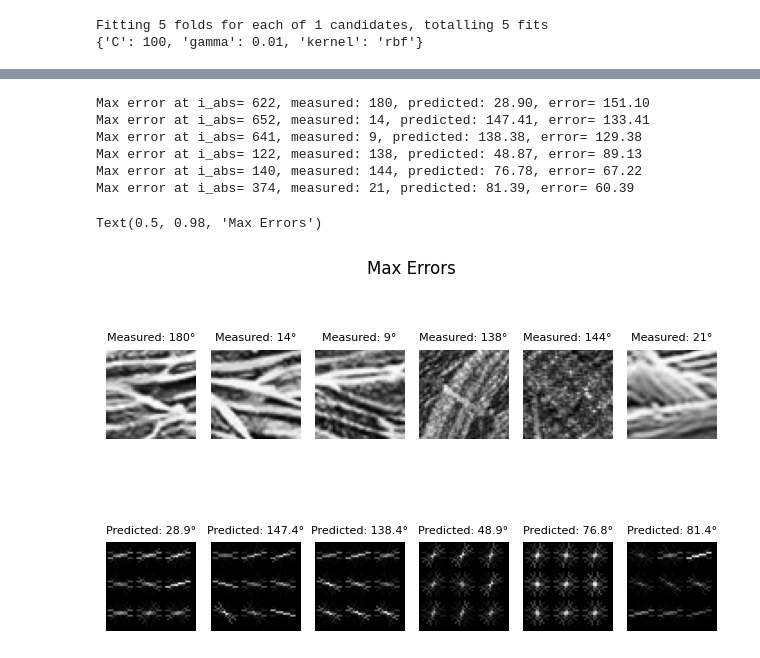
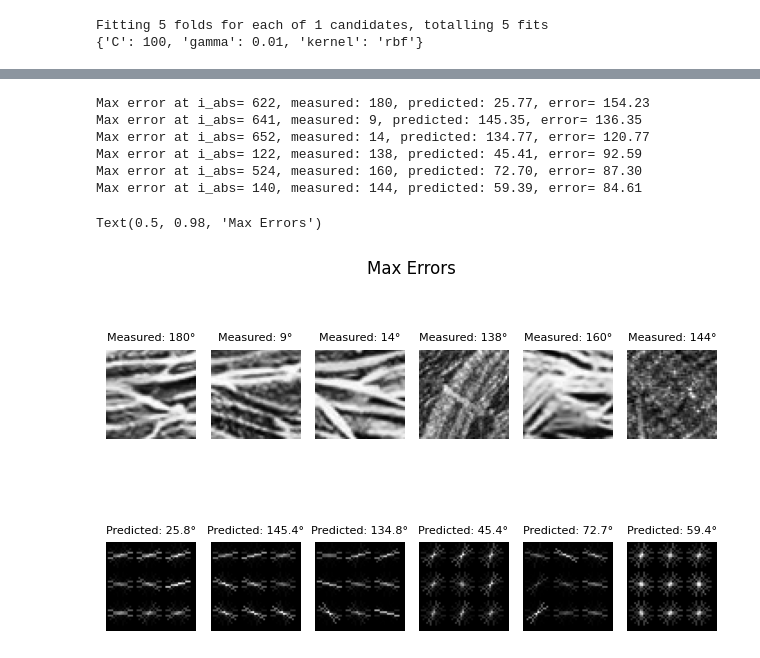
Before and after one commit to hkc5/fiber-prediction, a Jupyter notebook: main.ipynb, the cells around one changed output, grey strips where cells are left out. Drawn from its saved outputs; the diff is of its cells as text; code cells hidden in the pictures.

```diff
--- a/main.ipynb
+++ b/main.ipynb
@@ -20,39 +49,17 @@ from sklearn.metrics import mean_absolute_error, r2_score
 # %%
-from IPython.display import clear_output
-
-def get_feature_vector(image_directory, grid_q= 4, orientation= 8, edge= False):
-    img= cv2.imread(image_directory, cv2.IMREAD_GRAYSCALE)
-    if edge== True:
-        img= cv2.Canny(img, 100, 200)
-
-    if type(grid_q)== np.ndarray: # ndarray path
-        hog_features= []
-        for gq in grid_q:
-            hf= get_feature_vector(img_dir, grid_q= gq, orientation= 10, edge= False)
-            hog_features= np.append(hog_features, hf)
-    else: # integer path
-        ppc= (int(img.shape[0]/grid_q), int(img.shape[1]/grid_q))
-        hog_features= hog(img, orientations= 12, pixels_per_cell= (int(img.shape[0]/grid_q), int(img.shape[1]/grid_q)),
-                        cells_per_block=(1, 1), feature_vector= True)
-
-    return hog_features
-
-# GRIDQ= 4
-GRIDQ= np.arange(1, 6)
 feature_matrix= []
 img_directories= []
+
+file_list= os.listdir("./pictures")
 for i in range(1, 1500):
+    img_name= str(i) + ".png"
     img_dir= "./pictures/" + str(i) + ".png"
-    try:
-        feature_vec= get_feature_vector(img_dir, grid_q= GRIDQ, orientation= 10, edge= False)
-
+    if img_name in file_list:
+        img= get_img(img_dir)
+        feature_vec= get_feature_vector(img, grid_q= GRIDQ, no_orientation= ORIENTATION)
         feature_matrix.append(feature_vec)
         img_directories.append(img_dir)
-    except:
-        pass
 
-
-clear_output()
 feature_matrix= np.array(feature_matrix)
 img_directories= np.array(img_directories)
 
@@ -66,12 +73,11 @@ with open("./pictures/labels.csv") as f:
 
     labels= np.array(l.split(), dtype= int)
 
-print(f"Total picture count: {img_directories.size}")
-print(f"Total label count: {labels.size}")
+print(f"Total picture/label count: {img_directories.size}/{labels.size}")
 print(f"Total feature count: {feature_matrix.shape[1]}")
 
 zero_ratio= 1 - np.count_nonzero(feature_matrix)/feature_matrix.size
-print(f"Zero feature ratio: {100*zero_ratio:.1f}%", )
+print(f"Zero feature ratio: {100*zero_ratio:.1f}%")
 
 unique_feature, c_unique_feature= np.unique(feature_matrix, return_counts= True)
 unique_ratio= 1 - np.sum(np.sort(c_unique_feature[c_unique_feature!= 1]))/feature_matrix.size
@@ -174,41 +179,41 @@ no_pics= 6
 fig, axs = plt.subplots(2, no_pics)
 
 for i in np.arange(0, no_pics):
     i_max_error= np.where(y_error== y_error_sorted[i])[0]
     i_abs= i_test[i_max_error][0]
 
     print(f"Max error at i_abs= {i_abs}, measured: {y_test[i_max_error][0]}, predicted: {y_pred[i_max_error][0]:.2f}, error= {y_error_sorted[i]:.2f}")
 
     img_dir= img_directories[i_abs]
-    img= cv2.imread(img_dir, cv2.IMREAD_GRAYSCALE)
+    img= get_img(img_dir)
 
     hog_features, hog_image = hog(img, orientations= 8, pixels_per_cell= (int(img.shape[0]/3), int(img.shape[1]/3)),
                         visualize=True, feature_vector= True)
 
 
     plt.subplot(2, no_pics, i+1)
     plt.imshow(img, cmap= "gray")
     #plt.title("Original Image")
     plt.axis("off")
     plt.title(f"Measured: {y_test[i_max_error][0]}{chr(176)}", size= 8)
 
     plt.subplot(2, no_pics, i+1 + no_pics)
     plt.imshow(hog_image, cmap='gray')
     #plt.title("HOG Image")
     plt.axis("off")
     plt.title(f"Predicted: {y_pred[i_max_error][0]:.1f}{chr(176)}", size= 8)
 
 plt.tight_layout()
 plt.suptitle("Max Errors")
 # %% [output]
-Max error at i_abs= 622, measured: 180, predicted: 28.90, error= 151.10
-Max error at i_abs= 652, measured: 14, predicted: 147.41, error= 133.41
-Max error at i_abs= 641, measured: 9, predicted: 138.38, error= 129.38
-Max error at i_abs= 122, measured: 138, predicted: 48.87, error= 89.13
-Max error at i_abs= 140, measured: 144, predicted: 76.78, error= 67.22
-Max error at i_abs= 374, measured: 21, predicted: 81.39, error= 60.39
+Max error at i_abs= 622, measured: 180, predicted: 25.77, error= 154.23
+Max error at i_abs= 641, measured: 9, predicted: 145.35, error= 136.35
+Max error at i_abs= 652, measured: 14, predicted: 134.77, error= 120.77
+Max error at i_abs= 122, measured: 138, predicted: 45.41, error= 92.59
+Max error at i_abs= 524, measured: 160, predicted: 72.70, error= 87.30
+Max error at i_abs= 140, measured: 144, predicted: 59.39, error= 84.61
 Text(0.5, 0.98, 'Max Errors')
-[figure, old version]
+[figure, new version]
 # %%
 y_error= abs(y_pred-y_test)
 y_error_sorted= np.sort(y_error)
```
Also changed, not shown: parts of 10 cells of this notebook, 3 other files.
